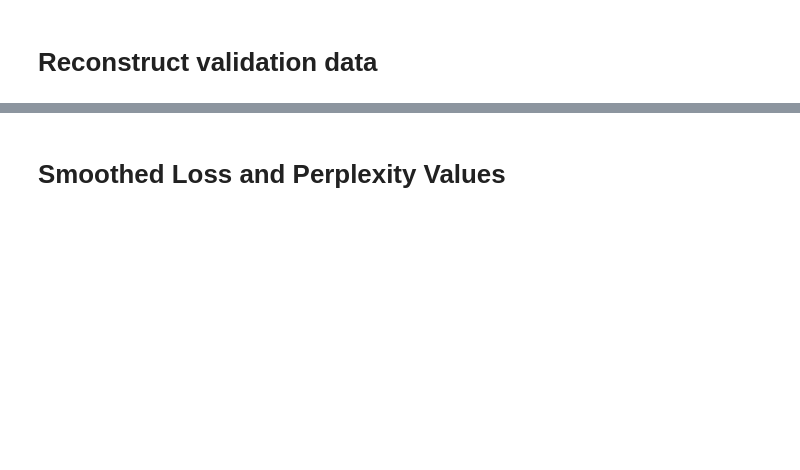
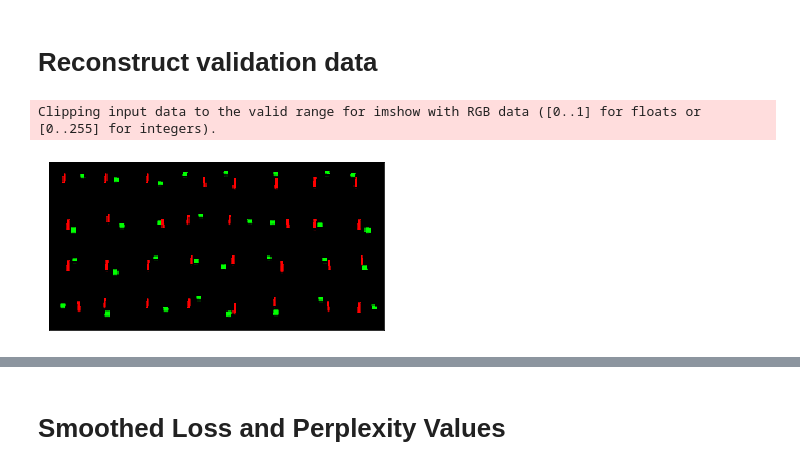
Before and after one commit to MishaLaskin/vqvae, a Jupyter notebook: visualization.ipynb, the cells around one changed output, grey strips where cells are left out. Cells and saved outputs as stored; diff of their text form; code cells hidden in the pictures; blank space fills up the shorter version.

```diff
--- a/visualization.ipynb
+++ b/visualization.ipynb
@@ -63,7 +63,7 @@ def plot_metrics(data):
     ax.set_xlabel('iteration')
 
 def display_image_grid(x):
-    x = make_grid(x_val_recon.cpu().detach()+0.5)
+    x = make_grid(x.cpu().detach()+0.5)
     x = x.numpy()
     fig = plt.imshow(np.transpose(x, (1,2,0)), interpolation='nearest')
     fig.axes.get_xaxis().set_visible(False)
@@ -73,15 +73,16 @@ def reconstruct(data_loader,model):
     (x, _) = next(iter(data_loader))
     x = x.to(device)
     vq_encoder_output = model.pre_quantization_conv(model.encoder(x))
-    _, x_quant, _, _ = model.vector_quantization(vq_encoder_output)
-    x_recon = model.decoder(x_quant)
-    return x,x_recon, x_quant
+    _, z_q, _, _,e_indices = model.vector_quantization(vq_encoder_output)
+
+    x_recon = model.decoder(z_q)
+    return x,x_recon, z_q,e_indices
 
 """
 End of utilities
 """
 
-model_filename = 'vqvae_data_2embeddings1edim.pth'
+model_filename = 'vqvae_data_june17run.pth'
 
 model,vqvae_data = load_model(model_filename)
 # %%
@@ -94,4 +107,9 @@ training_data, validation_data, training_loader, validation_loader, x_train_var
 # %% [markdown]
 # Reconstruct validation data
 # %%
-x_val,x_val_recon,_ = reconstruct(validation_loader,model)
+x_val,x_val_recon,z_q,e_indices = reconstruct(validation_loader,model)
+
+display_image_grid(x_val)
+# %% [output]
+Clipping input data to the valid range for imshow with RGB data ([0..1] for floats or [0..255] for integers).
+[figure, added]
```
Also changed, not shown: parts of 17 cells of this notebook, 2 other files.
